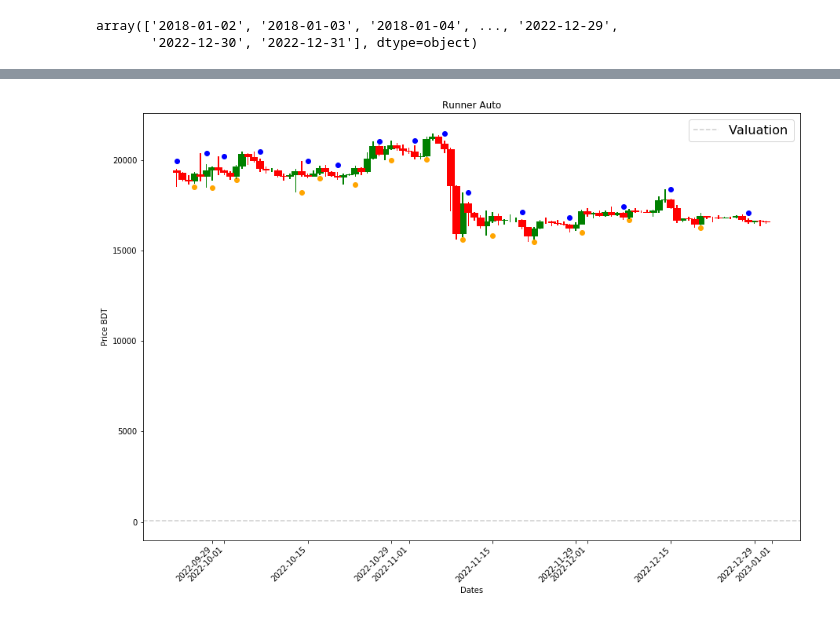
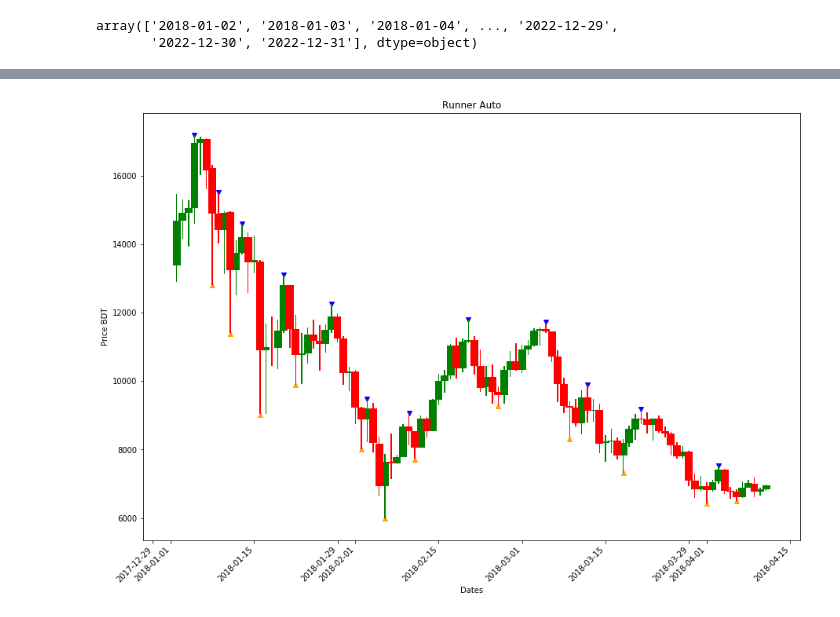
Before and after one commit to nafissaad/Tutorial1, a Jupyter notebook: Tutorial/Time series/Pattern Recognition/Directional_change.ipynb, the cells around one changed output, grey strips where cells are left out. Drawn from its saved outputs; the diff is of its cells as text; code cells hidden in the pictures.

```diff
--- a/Tutorial/Time series/Pattern Recognition/Directional_change.ipynb
+++ b/Tutorial/Time series/Pattern Recognition/Directional_change.ipynb
@@ -126,4 +89,4 @@ def directional_change(close: np.array, high: np.array,index : np.array ,low: np
 # %%
-tops, bottoms = directional_change(scaled['close'].to_numpy(), scaled['high'].to_numpy(),scaled.index.to_numpy(),scaled['low'].to_numpy(), 0.03)
+tops, bottoms = directional_change(scaled['close'].to_numpy(), scaled['high'].to_numpy(),scaled.index.to_numpy(),scaled['low'].to_numpy(), 0.10)
 tops
 # %% [output]
@@ -179,5 +158,5 @@ bt
 # %%
-df=scaled[-100:]
+df=scaled[:100]
 
 m=pd.to_datetime(df.index)
 m
@@ -192,36 +171,33 @@ width = 1.3
 width2 = 0.2
 
 #define up and down prices
 up = df1[df1.close>=df1.open]
 down = df1[df1.close<df1.open]
 
 #define colors to use
 col1 = 'green'
 col2 = 'red'
 
 #plot up prices
 plt.bar(up.index,up.close-up.open,width,bottom=up.open,color=col1)
 plt.bar(up.index,up.high-up.close,width2,bottom=up.close,color=col1)
 plt.bar(up.index,up.low-up.open,width2,bottom=up.open,color=col1)
 
 #plot down prices
 plt.bar(down.index,down.close-down.open,width,bottom=down.open,color=col2)
 plt.bar(down.index,down.high-down.close,width2,bottom=down.close,color=col2)
 plt.bar(down.index,down.low-down.open,width2,bottom=down.open,color=col2)
-
-plt.scatter(tp.loc['2022-09-23':].index,tp.loc['2022-09-23':].Price.values,color='b')
-plt.scatter(bt.loc['2022-09-23':].index,bt.loc['2022-09-23':].Price.values,color='orange')
+plt.scatter(tp.loc[str(df.index[0])[0:10]:str(df.index[-1])[0:10]].index,tp.loc[str(df.index[0])[0:10]:str(df.index[-1])[0:10]].Price.values,color='b',marker='v')
+plt.scatter(bt.loc[str(df.index[0])[0:10]:str(df.index[-1])[0:10]].index,bt.loc[str(df.index[0])[0:10]:str(df.index[-1])[0:10]].Price.values,color='orange',marker='^')
 
 
 #rotate x-axis tick labels
 plt.xticks(rotation=45, ha='right')
 
 #display candlestick chart
 plt.title('Runner Auto')
 plt.xlabel('Dates')
 plt.ylabel('Price BDT')
-plt.axhline(70, color='k', linestyle='--', alpha=0.2,label='Valuation')
-plt.legend( fontsize=16)
 plt.show()
 # %% [output]
-[figure, old version]
+[figure, new version]
```
Also changed, not shown: parts of 5 cells of this notebook.
